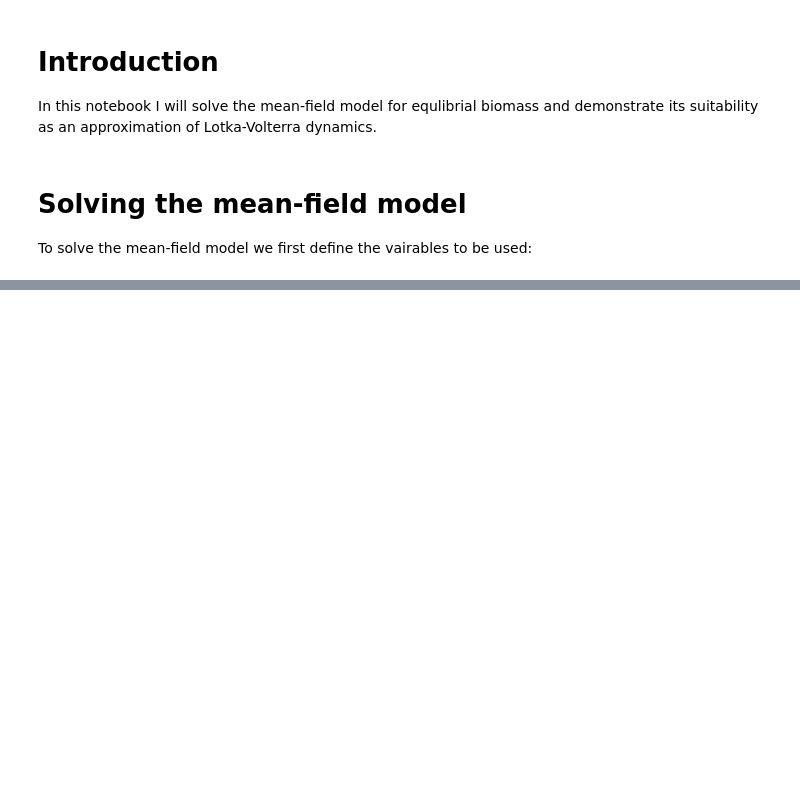
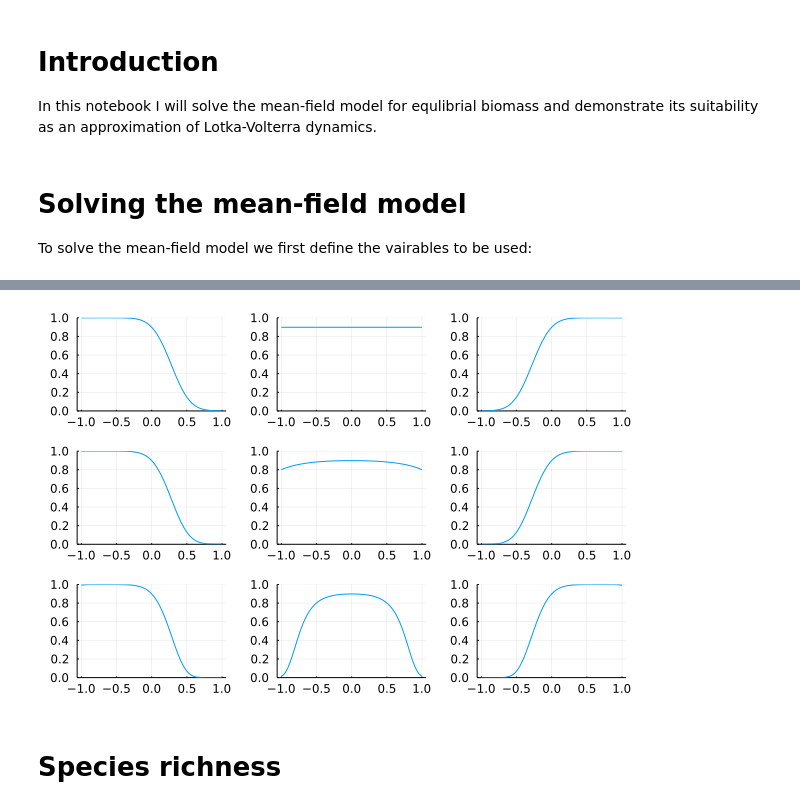
Before and after one commit to CleggTom/Temperature_feasibility, a Jupyter notebook: Notebooks/Analytic.ipynb, the cells around one changed output, grey strips where cells are left out. Drawn from its saved outputs; the diff is of its cells as text; code cells hidden in the pictures; blank space fills up the shorter version.

```diff
--- a/Notebooks/Analytic.ipynb
+++ b/Notebooks/Analytic.ipynb
@@ -136,0 +226,32 @@ savefig(p1, "")
+# %%
+#varying μE and σE
+μr0, σr0, μEr, σEr = 0.0,      0.25, 0.0, 0.0
+μa0, σa0, μEa, σEa = log(0.1), 0.5, 0.0, 0.0
+
+μEa_vec = range(-1.0,1.0,length = 3)
+σEa_vec = range(0.0,1.0,length = 3)
+
+T = -1:0.01:1.0
+θ = 0:0.01:1.0
+N = 50
+
+res = Array{Any,2}(undef, length(μEa_vec), length(σEa_vec) )
+
+for i = eachindex(μEa_vec), j = eachindex(σEa_vec)
+    bound_vec = bound_T.(T,N, μr0, σr0, μEr, σEr, μa0, σa0, μEa_vec[i], σEa_vec[j])
+    P_feas_vec = κ_feas.(T, bound_vec, N, μr0, σr0, μEr, σEr, μa0, σa0, μEa_vec[i], σEa_vec[j])
+
+    res[i,j] = plot(T, P_feas_vec)
+end
+
+l = @layout(grid(length(σEa_vec), length(μEa_vec)))
+
+p = plot(res..., layout = l, ylim = (0,1), legend = false)
+
+savefig(p, "../docs/Figures/P_feas_grid.pdf")
+
+p
+# %% [output]
+[figure, added]
+# %% [markdown]
+# Species richness
```
Also changed, not shown: parts of 20 cells of this notebook, 42 other files.
